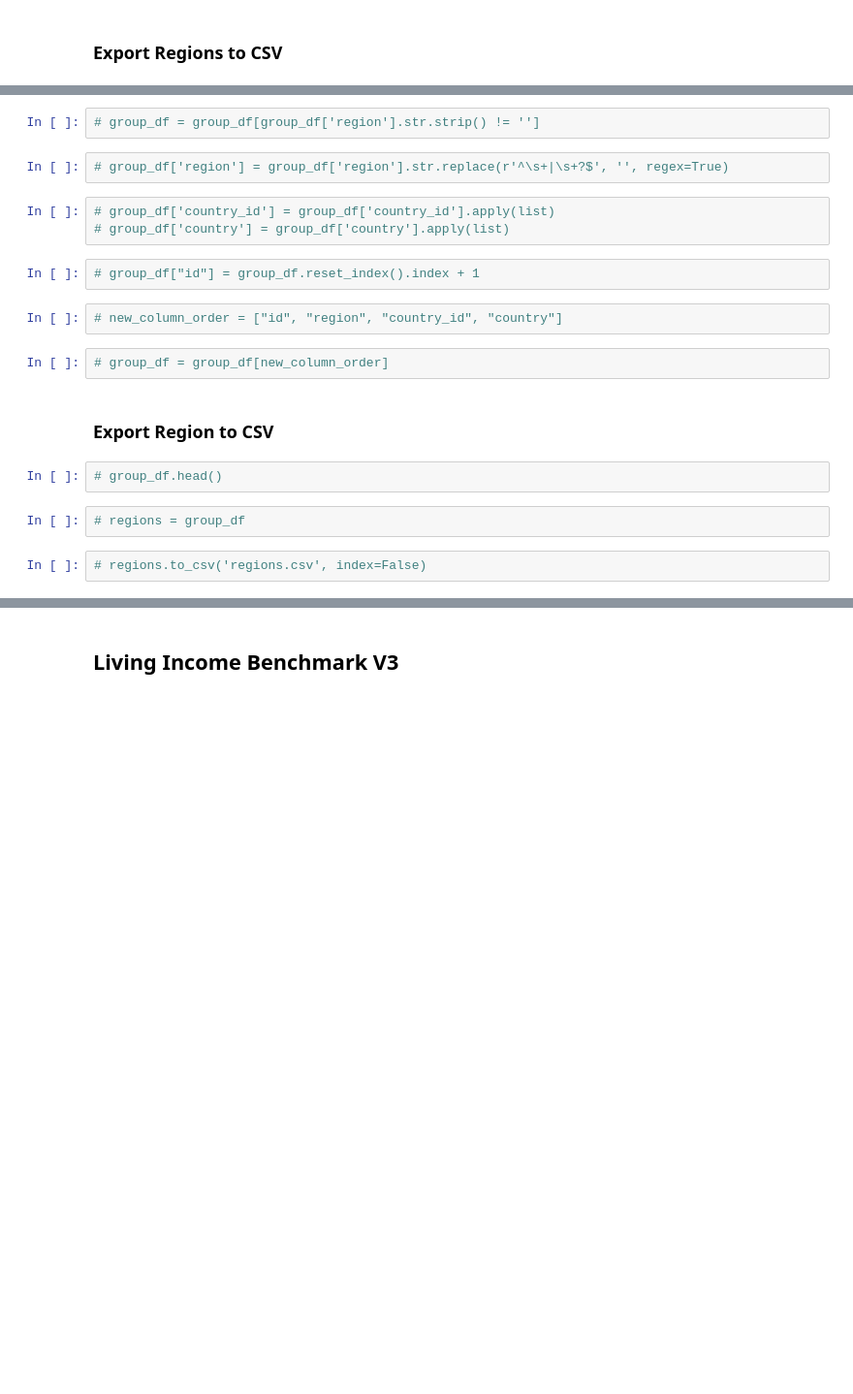
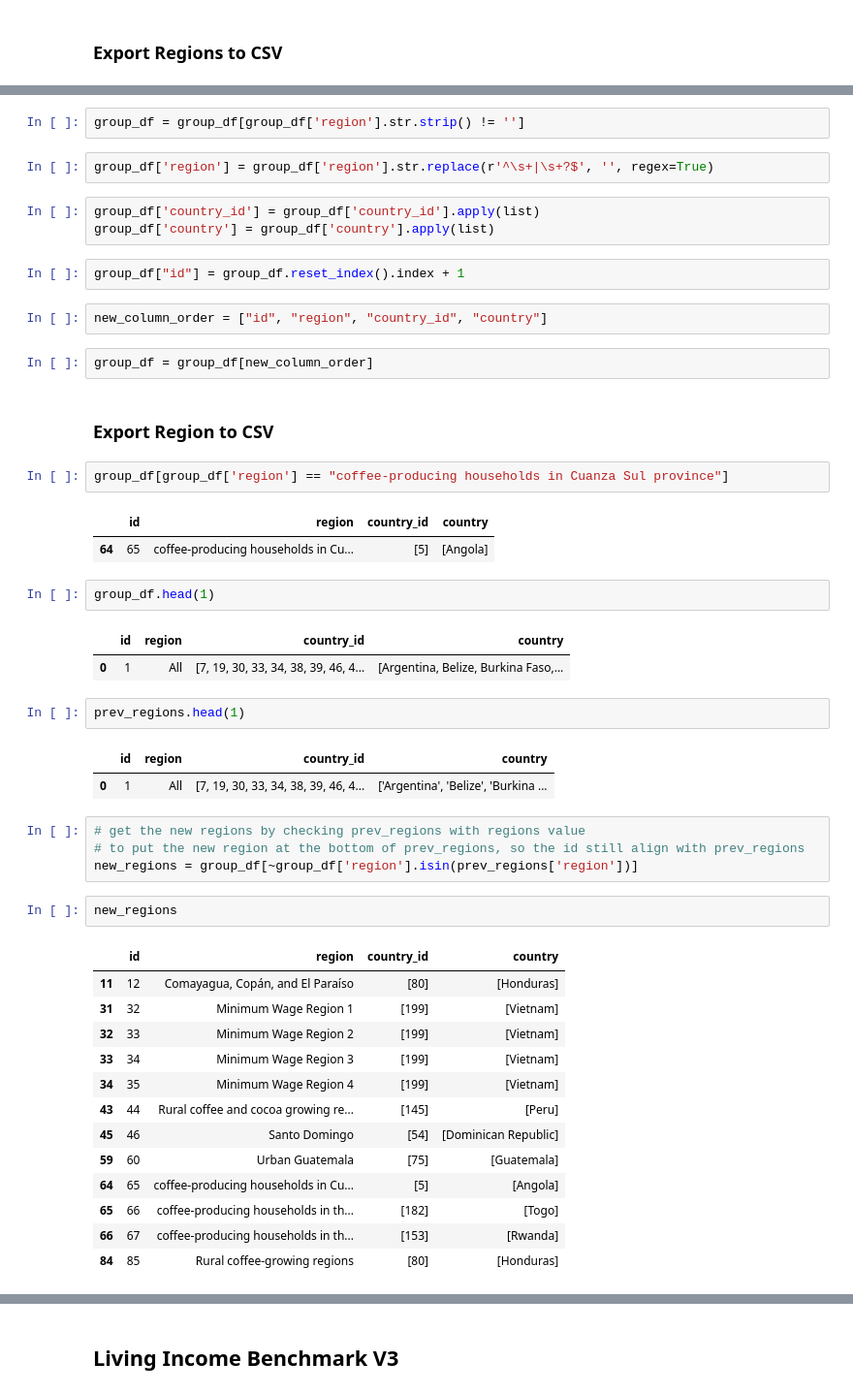
Before and after one commit to akvo/IDH-IDC, a Jupyter notebook: backend/source/transformer/benchmark_v3/living_income_benchmark_v3.ipynb, the cells around one changed output, grey strips where cells are left out. Shown: that part at 97% size. Cells and saved outputs as stored; diff of their text form; blank space fills up the shorter version.

```diff
--- a/backend/source/transformer/benchmark_v3/living_income_benchmark_v3.ipynb
+++ b/backend/source/transformer/benchmark_v3/living_income_benchmark_v3.ipynb
@@ -154,21 +175,50 @@ def find_country(val):
 # %%
-# group_df = group_df[group_df['region'].str.strip() != '']
+group_df = group_df[group_df['region'].str.strip() != '']
 # %%
-# group_df['region'] = group_df['region'].str.replace(r'^\s+|\s+?$', '', regex=True)
+group_df['region'] = group_df['region'].str.replace(r'^\s+|\s+?$', '', regex=True)
 # %%
-# group_df['country_id'] = group_df['country_id'].apply(list)
-# group_df['country'] = group_df['country'].apply(list)
+group_df['country_id'] = group_df['country_id'].apply(list)
+group_df['country'] = group_df['country'].apply(list)
 # %%
-# group_df["id"] = group_df.reset_index().index + 1
+group_df["id"] = group_df.reset_index().index + 1
 # %%
-# new_column_order = ["id", "region", "country_id", "country"]
+new_column_order = ["id", "region", "country_id", "country"]
 # %%
-# group_df = group_df[new_column_order]
+group_df = group_df[new_column_order]
 # %% [markdown]
 ### Export Region to CSV
 # %%
-# group_df.head()
+group_df[group_df['region'] == "coffee-producing households in Cuanza Sul province"]
+# %% [output]
+|  | id | region | country_id | country |
+| 64 | 65 | coffee-producing households in Cu... | [5] | [Angola] |
-# %%
-# regions = group_df
-# %%
-# regions.to_csv('regions.csv', index=False)
+# %%
+group_df.head(1)
+# %% [output]
+|  | id | region | country_id | country |
+| 0 | 1 | All | [7, 19, 30, 33, 34, 38, 39, 46, 4... | [Argentina, Belize, Burkina Faso,... |
+# %%
+prev_regions.head(1)
+# %% [output]
+|  | id | region | country_id | country |
+| 0 | 1 | All | [7, 19, 30, 33, 34, 38, 39, 46, 4... | ['Argentina', 'Belize', 'Burkina ... |
+# %%
+# get the new regions by checking prev_regions with regions value
+# to put the new region at the bottom of prev_regions, so the id still align with prev_regions
+new_regions = group_df[~group_df['region'].isin(prev_regions['region'])]
+# %%
+new_regions
+# %% [output]
+|  | id | region | country_id | country |
+| 11 | 12 | Comayagua, Copán, and El Paraíso | [80] | [Honduras] |
+| 31 | 32 | Minimum Wage Region 1 | [199] | [Vietnam] |
+| 32 | 33 | Minimum Wage Region 2 | [199] | [Vietnam] |
+| 33 | 34 | Minimum Wage Region 3 | [199] | [Vietnam] |
+| 34 | 35 | Minimum Wage Region 4 | [199] | [Vietnam] |
+| 43 | 44 | Rural coffee and cocoa growing re... | [145] | [Peru] |
+| 45 | 46 | Santo Domingo | [54] | [Dominican Republic] |
+| 59 | 60 | Urban Guatemala | [75] | [Guatemala] |
+| 64 | 65 | coffee-producing households in Cu... | [5] | [Angola] |
+| 65 | 66 | coffee-producing households in th... | [182] | [Togo] |
+| 66 | 67 | coffee-producing households in th... | [153] | [Rwanda] |
+| 84 | 85 | Rural coffee-growing regions | [80] | [Honduras] |
```
Also changed, not shown: parts of 21 cells of this notebook, 4 other files.
